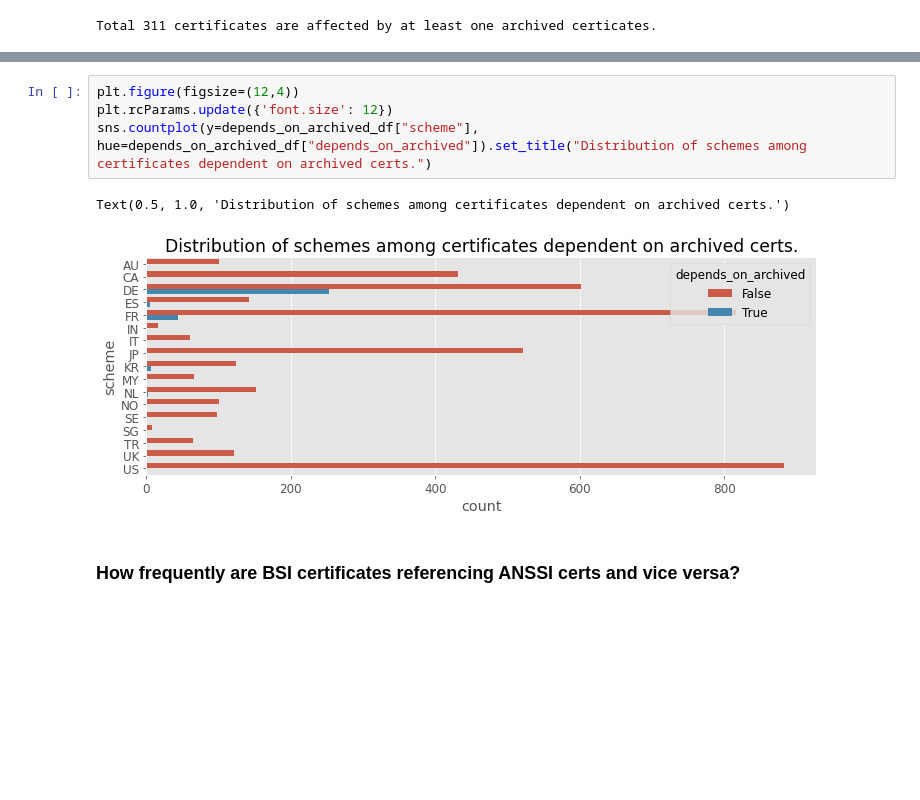
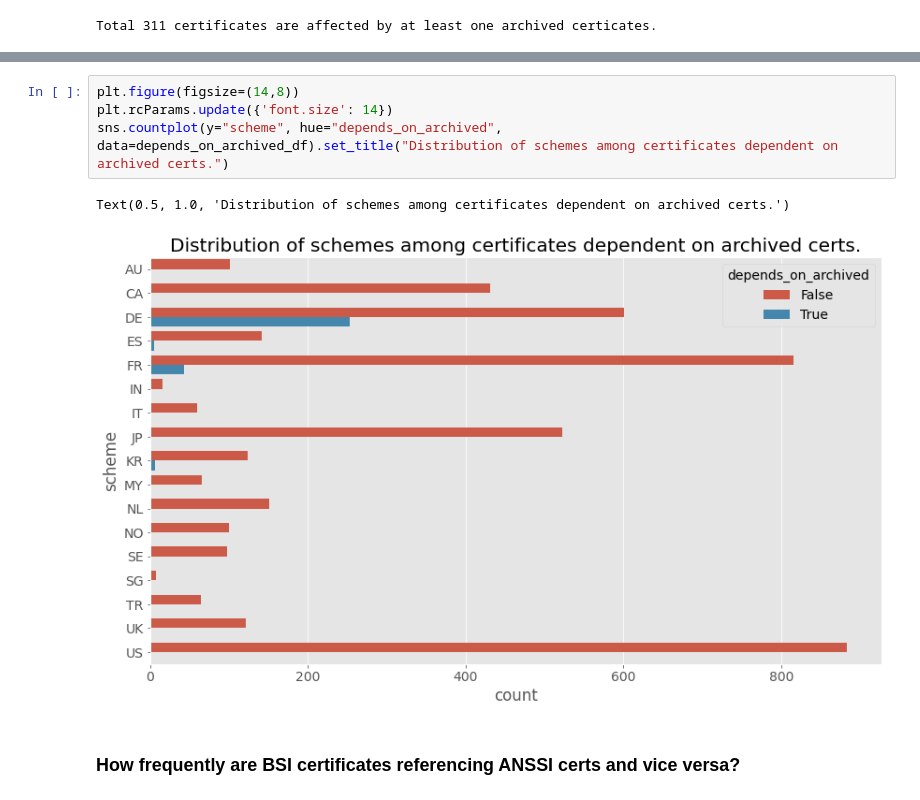
Before and after one commit to crocs-muni/sec-certs, a Jupyter notebook: notebooks/cc/dependency_analysis.ipynb, the cells around one changed output, grey strips where cells are left out. Saved outputs shown, nothing was run; the diff lists cells and outputs as text; blank space fills up the shorter version.

```diff
--- a/notebooks/cc/dependency_analysis.ipynb
+++ b/notebooks/cc/dependency_analysis.ipynb
@@ -232,12 +232,12 @@ sns.countplot(y=depends_on_archived_df["category"], hue=depends_on_archived_df["
 Text(0.5, 1.0, 'Distribution of categories among certificates dependent on archived certs.')
 [figure]
 # %%
-plt.figure(figsize=(12,4))
-plt.rcParams.update({'font.size': 12})
-sns.countplot(y=depends_on_archived_df["scheme"], hue=depends_on_archived_df["depends_on_archived"]).set_title("Distribution of schemes among certificates dependent on archived certs.")
+plt.figure(figsize=(14,8))
+plt.rcParams.update({'font.size': 14})
+sns.countplot(y="scheme", hue="depends_on_archived", data=depends_on_archived_df).set_title("Distribution of schemes among certificates dependent on archived certs.")
 # %% [output]
 Text(0.5, 1.0, 'Distribution of schemes among certificates dependent on archived certs.')
-[figure, old version]
+[figure, new version]
 # %% [markdown]
 ### How frequently are BSI certificates referencing ANSSI certs and vice versa?
 # %%
```
Also changed, not shown: parts of 10 cells of this notebook.
